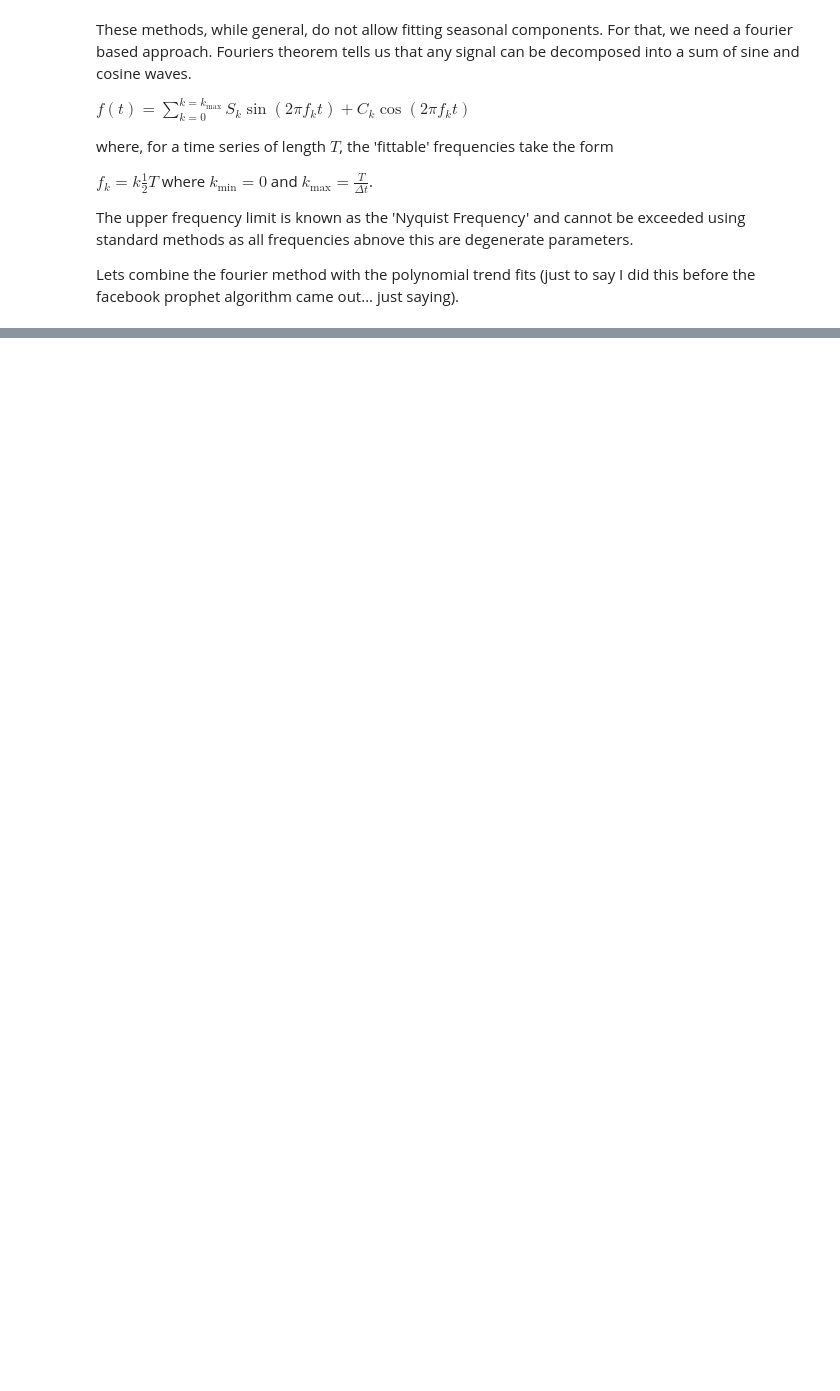
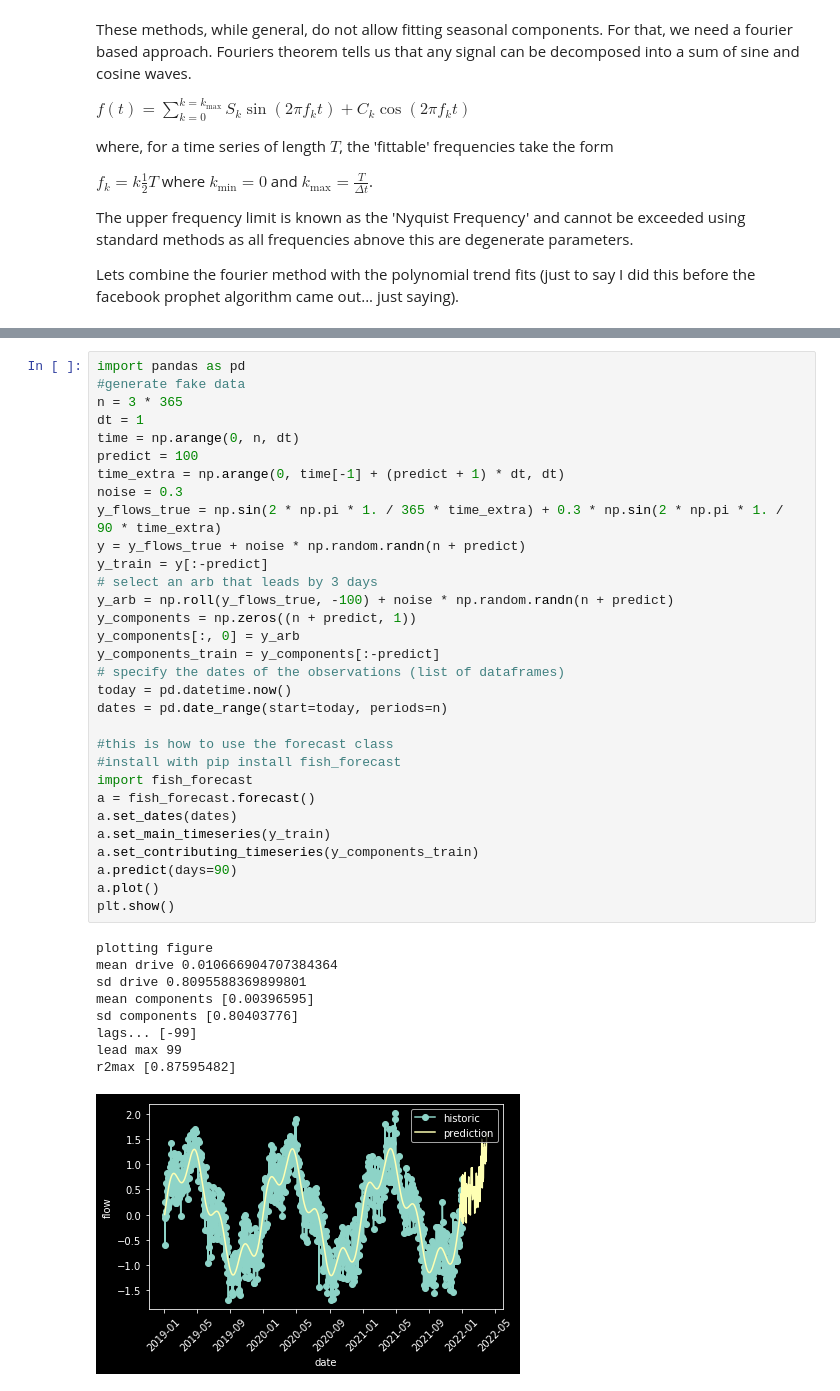
Before and after one commit to drds1/projects, a Jupyter notebook: forecast_tutorials/forecasting_tutorial.ipynb, the cells around one changed output, grey strips where cells are left out. Saved outputs shown, nothing was run; the diff lists cells and outputs as text; blank space fills up the shorter version.

Commit message:
add fish forecast section into forecast tutorial. Incomplete

```diff
--- a/forecast_tutorials/forecasting_tutorial.ipynb
+++ b/forecast_tutorials/forecasting_tutorial.ipynb
@@ -92,0 +101,41 @@ plt.show()
+# %%
+import pandas as pd
+#generate fake data
+n = 3 * 365
+dt = 1
+time = np.arange(0, n, dt)
+predict = 100
+time_extra = np.arange(0, time[-1] + (predict + 1) * dt, dt)
+noise = 0.3
+y_flows_true = np.sin(2 * np.pi * 1. / 365 * time_extra) + 0.3 * np.sin(2 * np.pi * 1. / 90 * time_extra)
+y = y_flows_true + noise * np.random.randn(n + predict)
+y_train = y[:-predict]
+# select an arb that leads by 3 days
+y_arb = np.roll(y_flows_true, -100) + noise * np.random.randn(n + predict)
+y_components = np.zeros((n + predict, 1))
+y_components[:, 0] = y_arb
+y_components_train = y_components[:-predict]
+# specify the dates of the observations (list of dataframes)
+today = pd.datetime.now()
+dates = pd.date_range(start=today, periods=n)
+
+#this is how to use the forecast class
+#install with pip install fish_forecast
+import fish_forecast
+a = fish_forecast.forecast()
+a.set_dates(dates)
+a.set_main_timeseries(y_train)
+a.set_contributing_timeseries(y_components_train)
+a.predict(days=90)
+a.plot()
+plt.show()
+# %% [output]
+plotting figure
+mean drive 0.010666904707384364
+sd drive 0.8095588369899801
+mean components [0.00396595]
+sd components [0.80403776]
+lags... [-99]
+lead max 99
+r2max [0.87595482]
+[figure, added]
```
Also changed, not shown: parts of 4 cells of this notebook.
